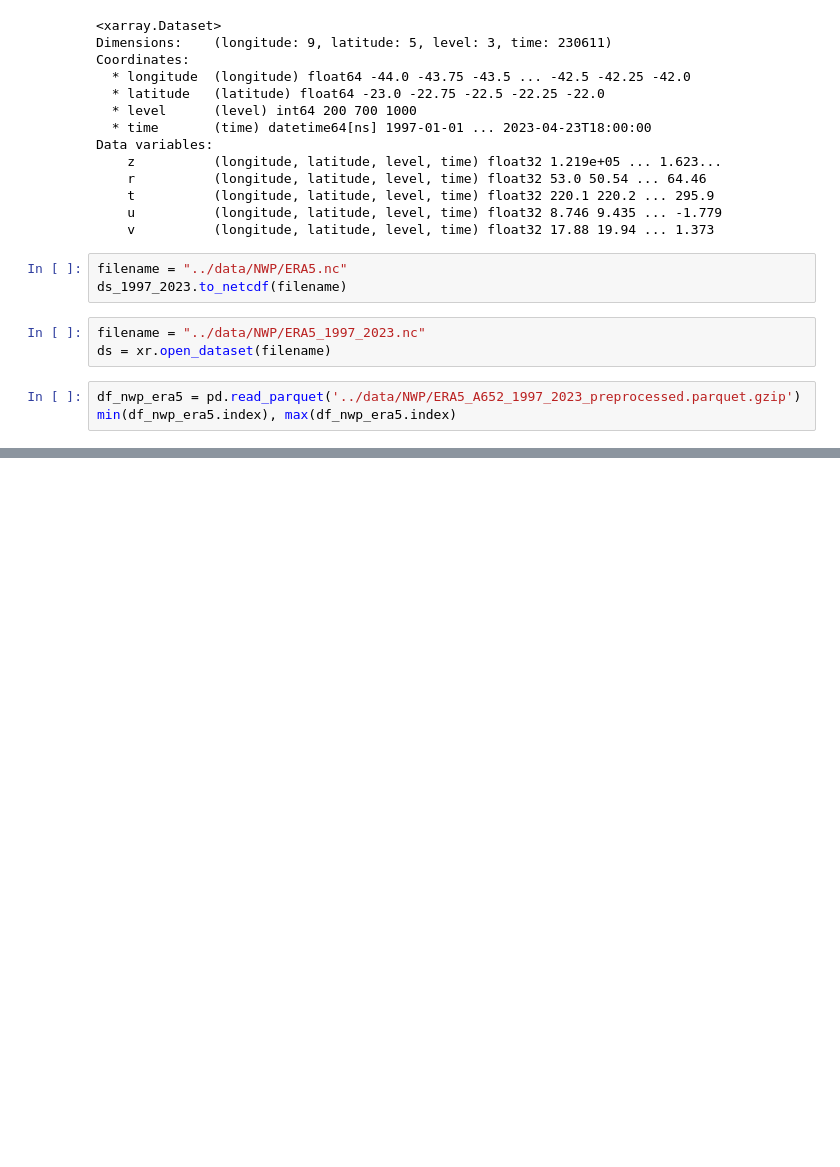
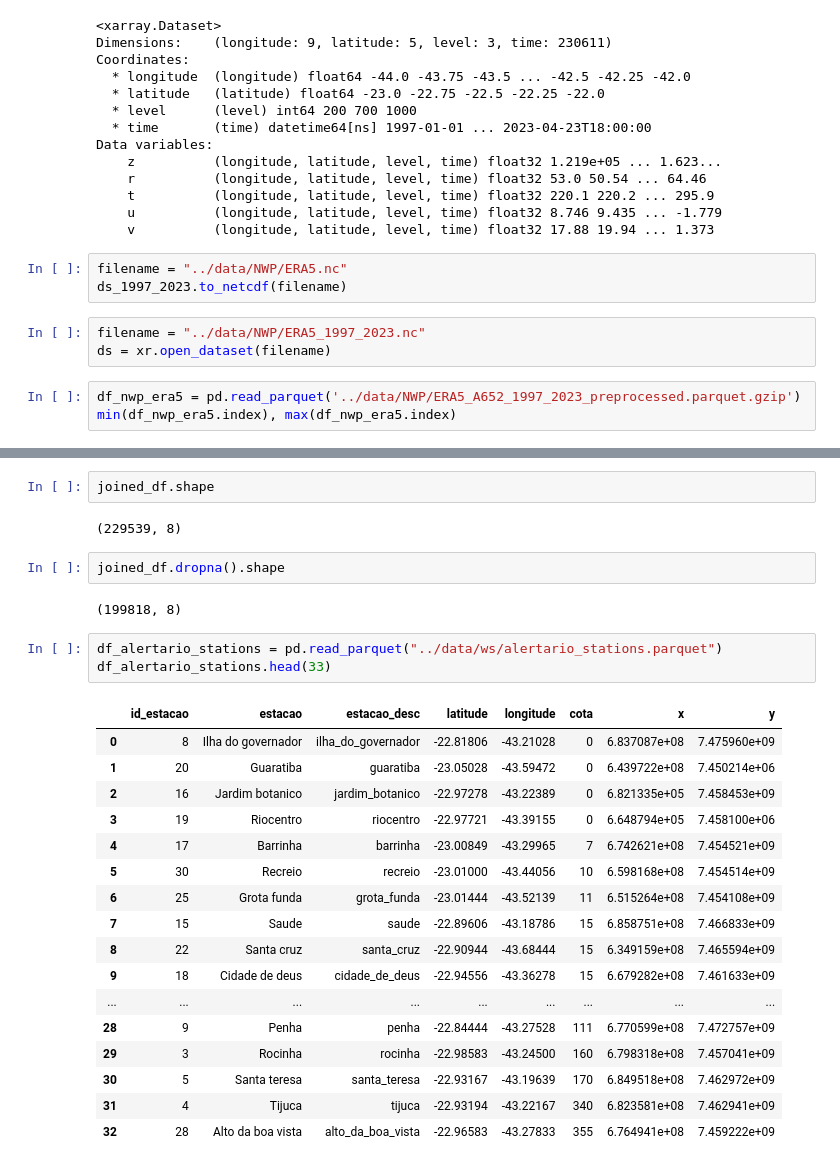
Before and after one commit to NietoCurcio/atmoseer, a Jupyter notebook: notebooks/era5.ipynb, the cells around one changed output, grey strips where cells are left out. Saved outputs shown, nothing was run; the diff lists cells and outputs as text; blank space fills up the shorter version.

```diff
--- a/notebooks/era5.ipynb
+++ b/notebooks/era5.ipynb
@@ -382,0 +815,29 @@ min(df_nwp_era5.index), max(df_nwp_era5.index)
+# %%
+joined_df.shape
+# %% [output]
+(229539, 8)
+# %%
+joined_df.dropna().shape
+# %% [output]
+(199818, 8)
+# %%
+df_alertario_stations = pd.read_parquet("../data/ws/alertario_stations.parquet")
+df_alertario_stations.head(33)
+# %% [output]
+|  | id_estacao | estacao | estacao_desc | latitude | longitude | cota | x | y |
+| 0 | 8 | Ilha do governador | ilha_do_governador | -22.81806 | -43.21028 | 0 | 6.837087e+08 | 7.475960e+09 |
+| 1 | 20 | Guaratiba | guaratiba | -23.05028 | -43.59472 | 0 | 6.439722e+08 | 7.450214e+06 |
+| 2 | 16 | Jardim botanico | jardim_botanico | -22.97278 | -43.22389 | 0 | 6.821335e+05 | 7.458453e+09 |
+| 3 | 19 | Riocentro | riocentro | -22.97721 | -43.39155 | 0 | 6.648794e+05 | 7.458100e+06 |
+| 4 | 17 | Barrinha | barrinha | -23.00849 | -43.29965 | 7 | 6.742621e+08 | 7.454521e+09 |
+| 5 | 30 | Recreio | recreio | -23.01000 | -43.44056 | 10 | 6.598168e+08 | 7.454514e+09 |
+| 6 | 25 | Grota funda | grota_funda | -23.01444 | -43.52139 | 11 | 6.515264e+08 | 7.454108e+09 |
+| 7 | 15 | Saude | saude | -22.89606 | -43.18786 | 15 | 6.858751e+08 | 7.466833e+09 |
+| 8 | 22 | Santa cruz | santa_cruz | -22.90944 | -43.68444 | 15 | 6.349159e+08 | 7.465594e+09 |
+| 9 | 18 | Cidade de deus | cidade_de_deus | -22.94556 | -43.36278 | 15 | 6.679282e+08 | 7.461633e+09 |
+| ... | ... | ... | ... | ... | ... | ... | ... | ... |
+| 28 | 9 | Penha | penha | -22.84444 | -43.27528 | 111 | 6.770599e+08 | 7.472757e+09 |
+| 29 | 3 | Rocinha | rocinha | -22.98583 | -43.24500 | 160 | 6.798318e+08 | 7.457041e+09 |
+| 30 | 5 | Santa teresa | santa_teresa | -22.93167 | -43.19639 | 170 | 6.849518e+08 | 7.462972e+09 |
+| 31 | 4 | Tijuca | tijuca | -22.93194 | -43.22167 | 340 | 6.823581e+08 | 7.462941e+09 |
+| 32 | 28 | Alto da boa vista | alto_da_boa_vista | -22.96583 | -43.27833 | 355 | 6.764941e+08 | 7.459222e+09 |
```
Also changed, not shown: parts of 45 cells of this notebook, 4 other files.
